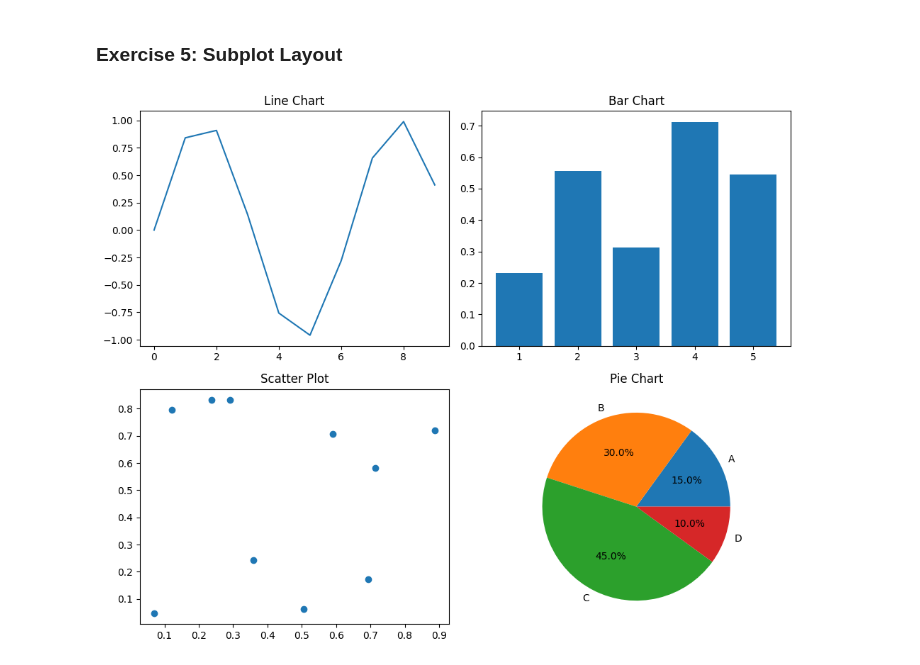
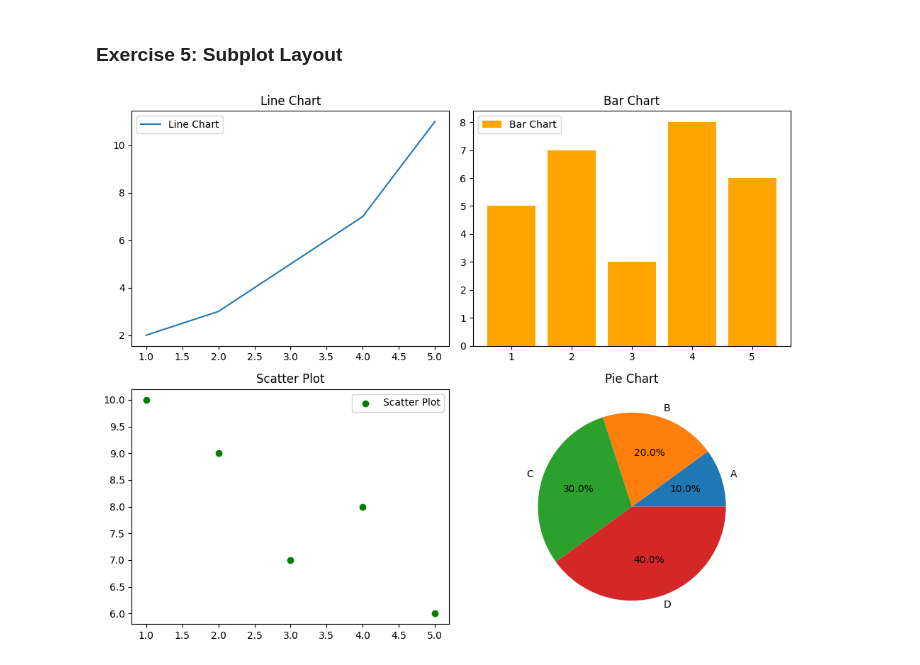
Before and after one commit to Abhi-Ram-143/python-jupyter-template, a Jupyter notebook: src/5-subplot.ipynb, the cells around one changed output. Saved outputs shown, nothing was run; the diff lists cells and outputs as text; code cells hidden in the pictures.

```diff
--- a/src/5-subplot.ipynb
+++ b/src/5-subplot.ipynb
@@ -5,46 +5,41 @@
 # Plot a line chart in the first subplot, a bar chart in the second, a scatter plot in the third, and a pie chart in the fourth.
 # %%
 import matplotlib.pyplot as plt
-import numpy as np
 
-# Create a 2x2 subplot layout with a figure size of 10x8 inches
+# Data for plotting
+x = [1, 2, 3, 4, 5]
+y = [2, 3, 5, 7, 11]
+bar_data = [5, 7, 3, 8, 6]
+scatter_data_x = [1, 2, 3, 4, 5]
+scatter_data_y = [10, 9, 7, 8, 6]
+pie_data = [10, 20, 30, 40]
+
+# Create a 2x2 subplot layout
 fig, axs = plt.subplots(2, 2, figsize=(10, 8))
 
-# Plot a line chart in the first subplot
-x = np.arange(0, 10)
-y = np.sin(x)
-axs[0, 0].plot(x, y)
+# Line chart in the first subplot
+axs[0, 0].plot(x, y, label='Line Chart')
 axs[0, 0].set_title('Line Chart')
-axs[0, 0].set_xlabel('X-axis')
-axs[0, 0].set_ylabel('Y-axis')
-axs[0, 0].grid(True)
+axs[0, 0].legend()
 
-# Plot a bar chart in the second subplot
-x = np.arange(1, 6)
-y = np.random.rand(5)
-axs[0, 1].bar(x, y)
+# Bar chart in the second subplot
+axs[0, 1].bar(x, bar_data, label='Bar Chart', color='orange')
 axs[0, 1].set_title('Bar Chart')
-axs[0, 1].set_xlabel('X-axis')
-axs[0, 1].set_ylabel('Y-axis')
+axs[0, 1].legend()
 
-# Plot a scatter plot in the third subplot
-x = np.random.rand(10)
-y = np.random.rand(10)
-axs[1, 0].scatter(x, y)
+# Scatter plot in the third subplot
+axs[1, 0].scatter(scatter_data_x, scatter_data_y, label='Scatter Plot', color='green')
 axs[1, 0].set_title('Scatter Plot')
-axs[1, 0].set_xlabel('X-axis')
-axs[1, 0].set_ylabel('Y-axis')
+axs[1, 0].legend()
 
-# Plot a pie chart in the fourth subplot
-labels = ['A', 'B', 'C', 'D']
-sizes = [15, 30, 45, 10]
-axs[1, 1].pie(sizes, labels=labels, autopct='%1.1f%%')
+# Pie chart in the fourth subplot
+axs[1, 1].pie(pie_data, labels=['A', 'B', 'C', 'D'], autopct='%1.1f%%')
 axs[1, 1].set_title('Pie Chart')
 
-# Layout so plots do not overlap
+# Adjust layout to prevent overlap
 plt.tight_layout()
 
 # Display the plot
 plt.show()
 # %% [output]
-[figure, old version]
+[figure, new version]
```
Also changed, not shown: 11 other files.
